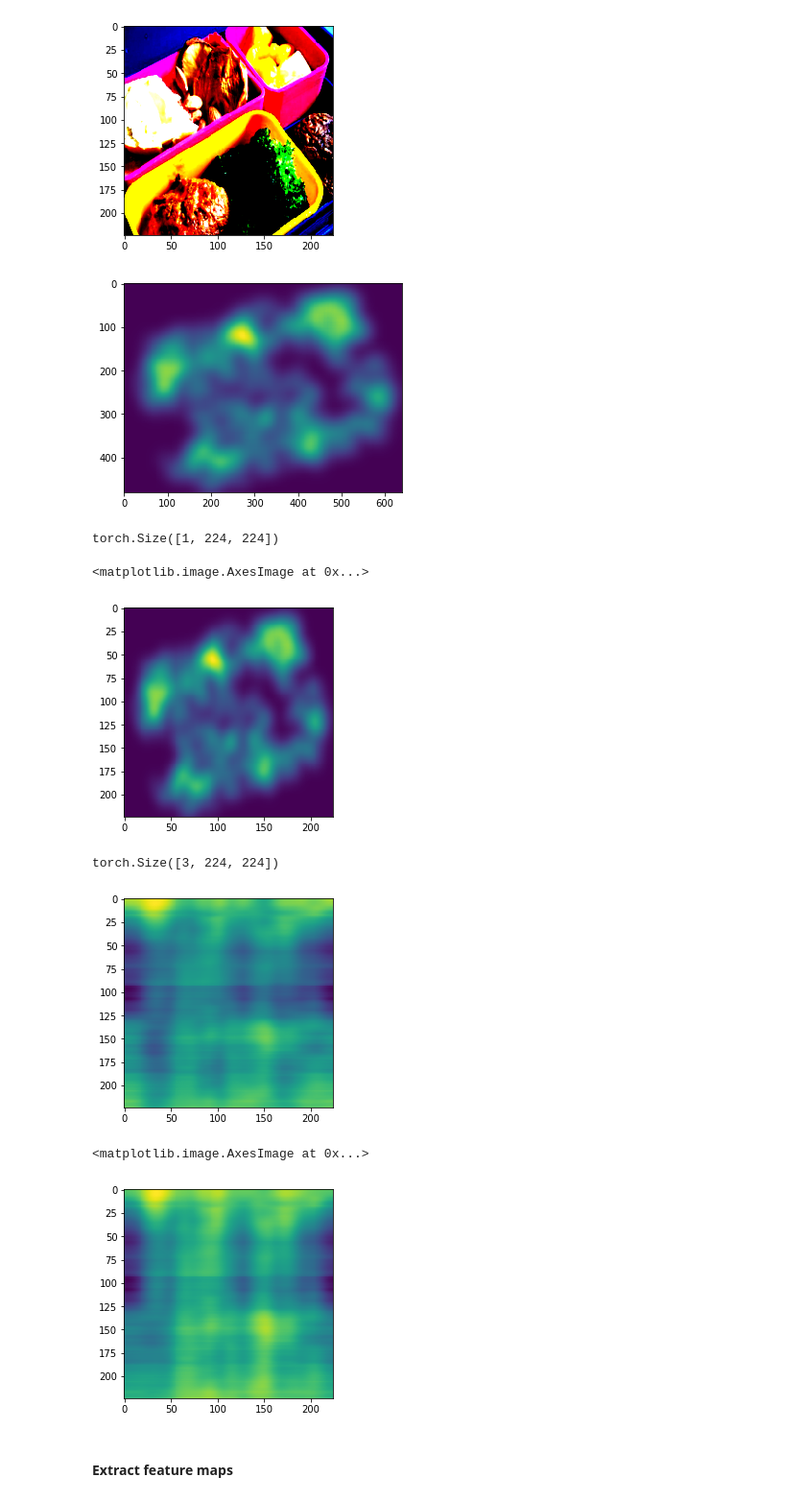
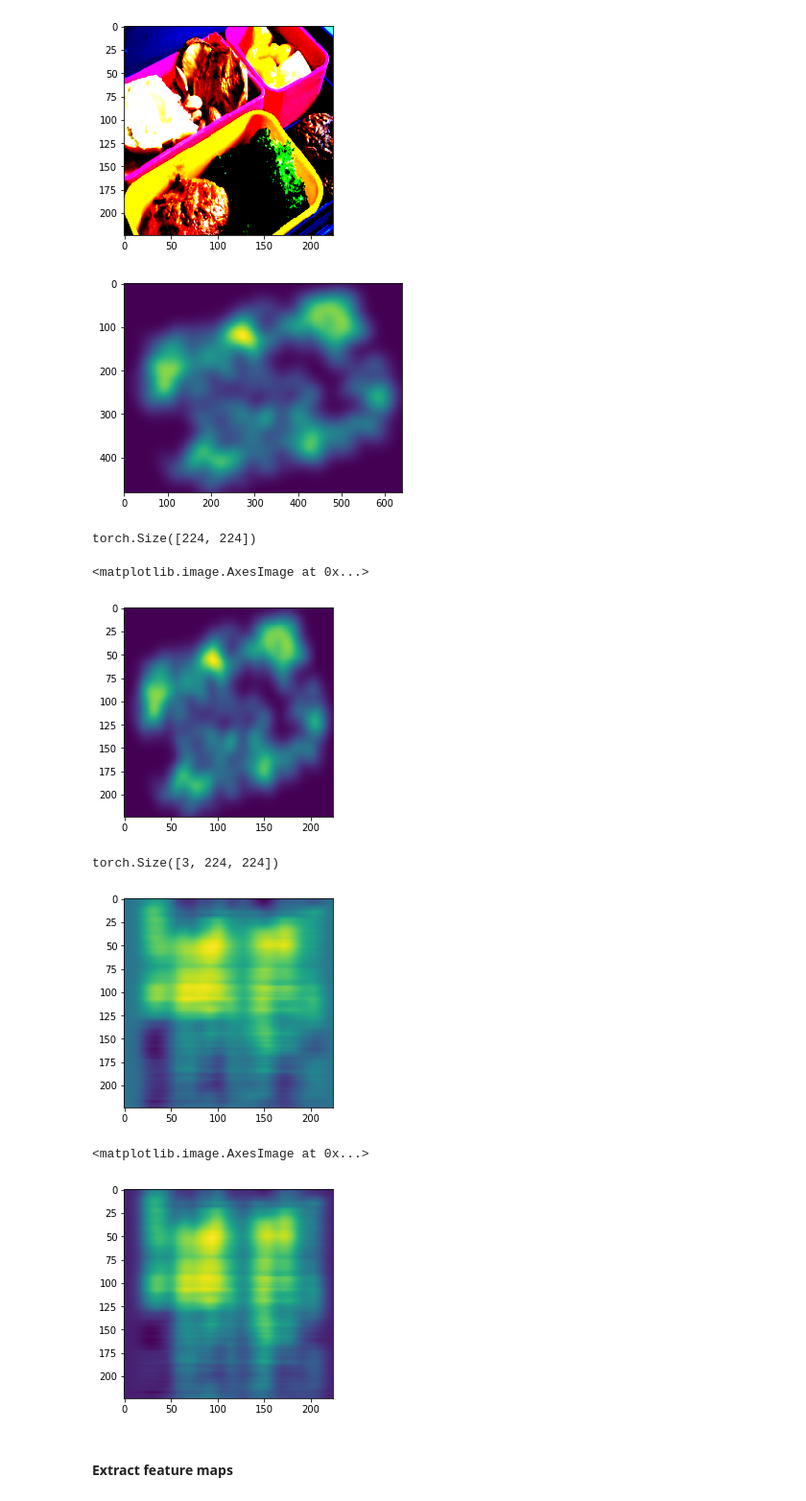
Before and after one commit to MariaPdg/hci-intermodal-reasoning, a Jupyter notebook: test_gaze.ipynb, the cells around one changed output. Shown: that part at 96% size. Cells and saved outputs as stored; diff of their text form; code cells hidden in the pictures.

```diff
--- a/test_gaze.ipynb
+++ b/test_gaze.ipynb
@@ -28,33 +28,32 @@ normalize = transforms.Normalize(mean=[0.485],
                                  std=[0.229])
 transform = transforms.Compose([
             transforms.Resize((224, 224)),
-            transforms.ToTensor(),
-            normalize
+            transforms.ToTensor()
         ])
 
-mask = transform(img)
+mask = transform(img).squeeze()
 print(mask.size())
 
-plt.imshow(mask[0])
+plt.imshow(mask)
 # %% [output]
 [figure]
-torch.Size([1, 224, 224])
+torch.Size([224, 224])
 <matplotlib.image.AxesImage at 0x...>
 [figure]
 # %%
-result1 = torch.matmul(train_img[0],mask[0])
-result2 = torch.matmul(1 + train_img[0],mask[0])
+result1 = torch.matmul(train_img[0],mask)
+result2 = torch.matmul(1 + train_img[0],mask)
 
 print(result1.size())
 ## output for specific channel
 plt.imshow(result1.permute(1, 2, 0)[:,:,0])
 plt.show()
 plt.imshow(result2.permute(1, 2, 0)[:,:,0])
 # %% [output]
 torch.Size([3, 224, 224])
-[figure, old version]
+[figure, new version]
 <matplotlib.image.AxesImage at 0x...>
-[figure, old version]
+[figure, new version]
 # %% [markdown]
 #### Extract feature maps
 # %%
```
Also changed, not shown: parts of 7 cells of this notebook.
